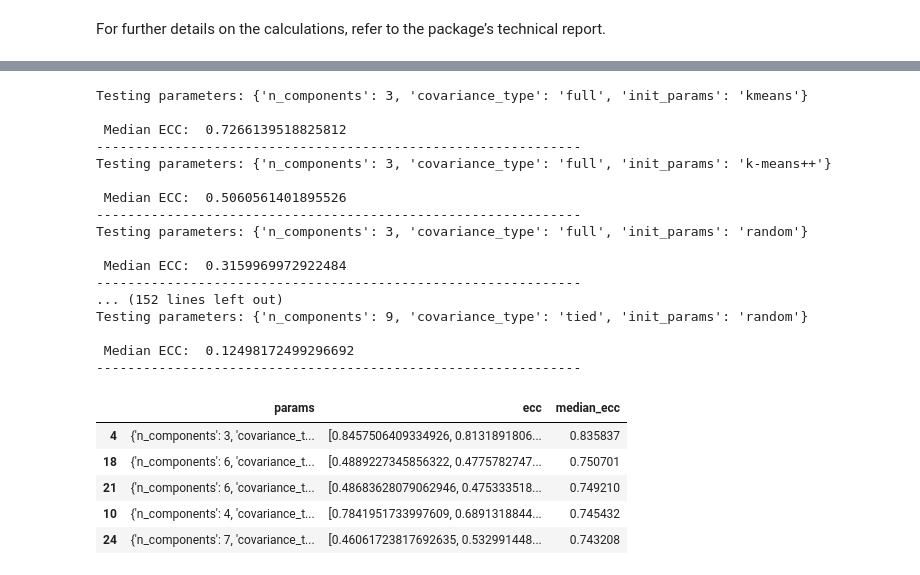
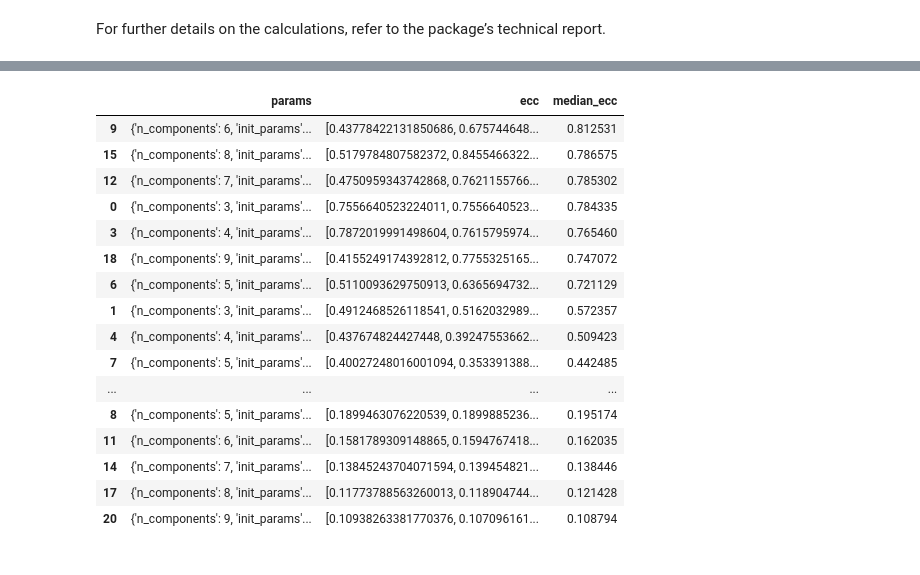
Before and after one commit to Core-Bioinformatics/crowflow-py, a Jupyter notebook: examples/cuomo_application.ipynb, the cells around one changed output, grey strips where cells are left out. Saved outputs shown, nothing was run; the diff lists cells and outputs as text; code cells hidden in the pictures.

```diff
--- a/examples/cuomo_application.ipynb
+++ b/examples/cuomo_application.ipynb
@@ -73,4 +63,9 @@ adata.obs = cell_metadata
 sc.pp.filter_cells(adata, min_genes=200)
 sc.pp.filter_genes(adata, min_cells=3)
 
-sc.pp.highly_variable_genes(adata, flavor="seurat_v3", n_top_genes=500)
+# Calculate quality control metrics
+adata.var['mt'] = adata.var_names.str.startswith('MT-')  # Identify mitochondrial genes
+sc.pp.calculate_qc_metrics(adata, qc_vars=['mt'], inplace=True)
+
+# Filter cells based on mitochondrial gene expression
+adata = adata[adata.obs['pct_counts_mt'] < 5]
@@ -82,22 +72,24 @@ Let's now normalise and standardise the data and then subset it to only include
 # %%
-# Normalise data
+# Normalize the data
 sc.pp.normalize_total(adata, target_sum=1e4)
 sc.pp.log1p(adata)
 
-# Scale the data
-sc.pp.scale(adata)
+# Identify highly variable genes
+sc.pp.highly_variable_genes(adata, flavor='seurat_v3', n_top_genes=1000)
 
+# Subset the data to include only highly variable genes, scale and run PCA
+adata = adata[:, adata.var['highly_variable']]
+sc.pp.scale(adata, max_value=10)
 sc.tl.pca(adata, svd_solver='arpack')
 
 # Run harmony batch correction
 sce.pp.harmony_integrate(adata, 'day.ident')
-
-# Get pca embdeddings after batch correction
 pca_embs = adata.obsm['X_pca_harmony']
 
+# Run neighbors
 sc.pp.neighbors(adata, n_neighbors=15, n_pcs=30, use_rep="X_pca_harmony")
 sc.tl.umap(adata)
 
-# Get scaled data.
+# # Get scaled data as df.
 scaled_data = adata.to_df()
 # %% [output]
@@ -166,39 +151,32 @@ We can optimise any parameter values of the number of clusters and k-means initi
 # %%
-# Find the optimal parameters based on ECC - similar to fine tuning in supervised learning.
-param_grid = {"n_components": np.arange(3, 10, 1), "covariance_type": ["full", "tied"], "init_params": ["kmeans", "k-means++", "random"]}
+# Find the optimal parameters based on ECC - similar to grid search.
+param_grid = {"n_components": np.arange(3, 10, 1), "init_params": ["kmeans", "k-means++", "random"]}
 
 parameter_searcher = ParameterSearcher(
     clustering_algo=GaussianMixture,
     parameter_name_seed="random_state",
     param_grid=param_grid,
     n_runs=30,
-    verbose=True,
+    verbose=False,
 )
-searcher_results_ecc_df, stochastic_clustering_results = parameter_searcher.run(scaled_data_subset)
+searcher_results_ecc_df, stochastic_clustering_results = parameter_searcher.run(scaled_data)
-# %% [output]
-Testing parameters: {'n_components': 3, 'covariance_type': 'full', 'init_params': 'kmeans'}
-
- Median ECC:  0.7266139518825812
---------------------------------------------------------------
-Testing parameters: {'n_components': 3, 'covariance_type': 'full', 'init_params': 'k-means++'}
-
- Median ECC:  0.5060561401895526
---------------------------------------------------------------
-Testing parameters: {'n_components': 3, 'covariance_type': 'full', 'init_params': 'random'}
-
- Median ECC:  0.3159969972922484
---------------------------------------------------------------
-... (152 lines left out)
-Testing parameters: {'n_components': 9, 'covariance_type': 'tied', 'init_params': 'random'}
-
- Median ECC:  0.12498172499296692
---------------------------------------------------------------
 # %%
-searcher_results_ecc_df.sort_values(by="median_ecc", ascending=False).head()
+searcher_results_ecc_df.sort_values(by="median_ecc", ascending=False)
 # %% [output]
 |  | params | ecc | median_ecc |
-| 4 | {'n_components': 3, 'covariance_t... | [0.8457506409334926, 0.8131891806... | 0.835837 |
-| 18 | {'n_components': 6, 'covariance_t... | [0.4889227345856322, 0.4775782747... | 0.750701 |
-| 21 | {'n_components': 6, 'covariance_t... | [0.48683628079062946, 0.475333518... | 0.749210 |
-| 10 | {'n_components': 4, 'covariance_t... | [0.7841951733997609, 0.6891318844... | 0.745432 |
-| 24 | {'n_components': 7, 'covariance_t... | [0.46061723817692635, 0.532991448... | 0.743208 |
+| 9 | {'n_components': 6, 'init_params'... | [0.43778422131850686, 0.675744648... | 0.812531 |
+| 15 | {'n_components': 8, 'init_params'... | [0.5179784807582372, 0.8455466322... | 0.786575 |
+| 12 | {'n_components': 7, 'init_params'... | [0.4750959343742868, 0.7621155766... | 0.785302 |
+| 0 | {'n_components': 3, 'init_params'... | [0.7556640523224011, 0.7556640523... | 0.784335 |
+| 3 | {'n_components': 4, 'init_params'... | [0.7872019991498604, 0.7615795974... | 0.765460 |
+| 18 | {'n_components': 9, 'init_params'... | [0.4155249174392812, 0.7755325165... | 0.747072 |
+| 6 | {'n_components': 5, 'init_params'... | [0.5110093629750913, 0.6365694732... | 0.721129 |
+| 1 | {'n_components': 3, 'init_params'... | [0.4912468526118541, 0.5162032989... | 0.572357 |
+| 4 | {'n_components': 4, 'init_params'... | [0.437674824427448, 0.39247553662... | 0.509423 |
+| 7 | {'n_components': 5, 'init_params'... | [0.40027248016001094, 0.353391388... | 0.442485 |
+| ... | ... | ... | ... |
+| 8 | {'n_components': 5, 'init_params'... | [0.1899463076220539, 0.1899885236... | 0.195174 |
+| 11 | {'n_components': 6, 'init_params'... | [0.1581789309148865, 0.1594767418... | 0.162035 |
+| 14 | {'n_components': 7, 'init_params'... | [0.13845243704071594, 0.139454821... | 0.138446 |
+| 17 | {'n_components': 8, 'init_params'... | [0.11773788563260013, 0.118904744... | 0.121428 |
+| 20 | {'n_components': 9, 'init_params'... | [0.10938263381770376, 0.107096161... | 0.108794 |
```
Also changed, not shown: parts of 39 cells of this notebook, 3 other files.
